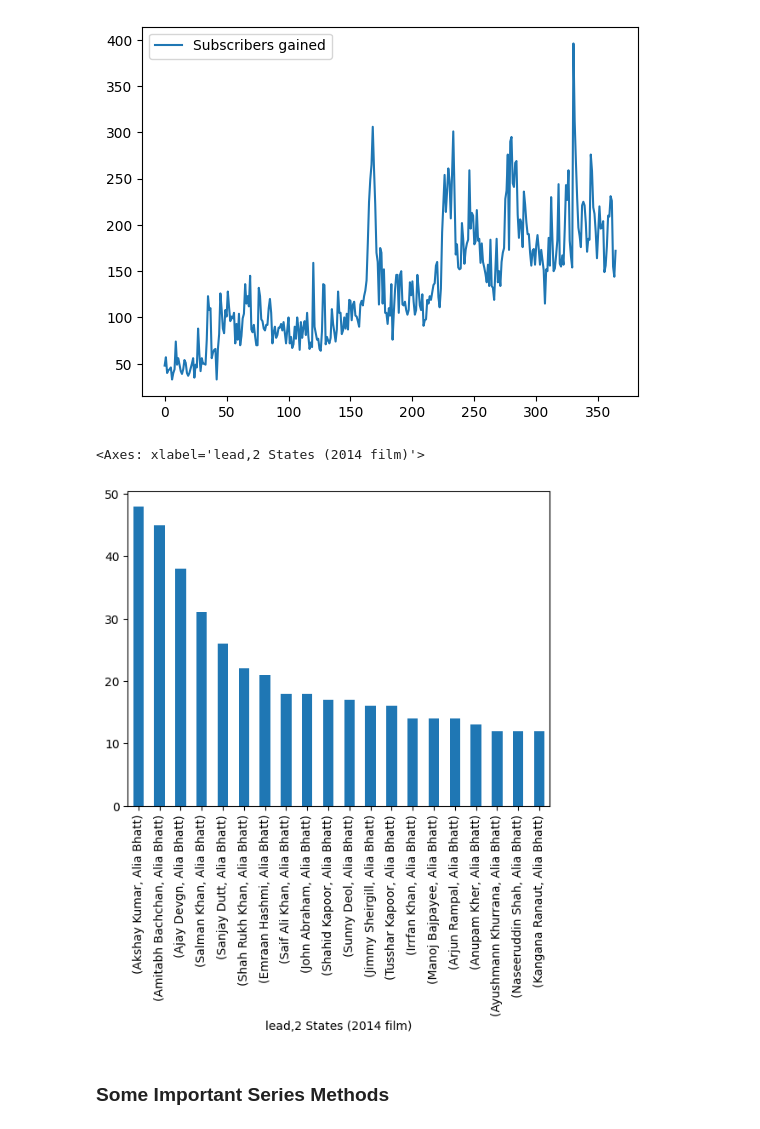
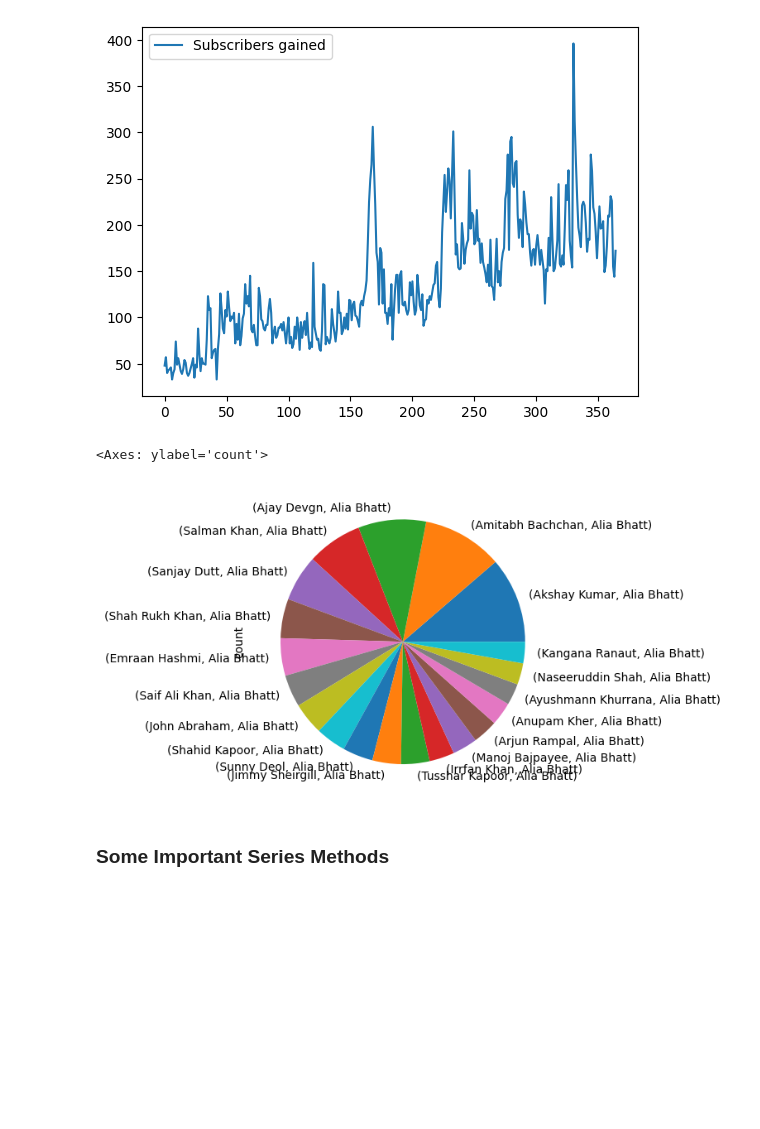
Before and after one commit to Chitran21Chakraborty/Pandas-, a Jupyter notebook: pandas_series.ipynb, the cells around one changed output. Saved outputs shown, nothing was run; the diff lists cells and outputs as text; code cells hidden in the pictures; blank space fills up the shorter version.

```diff
--- a/pandas_series.ipynb
+++ b/pandas_series.ipynb
@@ -266,4 +245,4 @@ vk.sort_values(by='runs',ascending=False).head(1).values[0]
 array([113])
 # %%
 # sort_index -> inplace -> movies
-vk.sort_index(ascending=False,inplace=True)
+movies.sort_index(ascending=False,inplace=True)
@@ -808,10 +646,10 @@ subs.plot()
 <Axes: >
 [figure]
 # %%
-movies.value_counts().head(20).plot(kind='bar')
+movies.value_counts().head(20).plot(kind='pie')
 # %% [output]
-<Axes: xlabel='lead,2 States (2014 film)'>
+<Axes: ylabel='count'>
-[figure, old version]
+[figure, new version]
 # %% [markdown]
 ### Some Important Series Methods
 # %%
```
Also changed, not shown: parts of 58 cells of this notebook.
